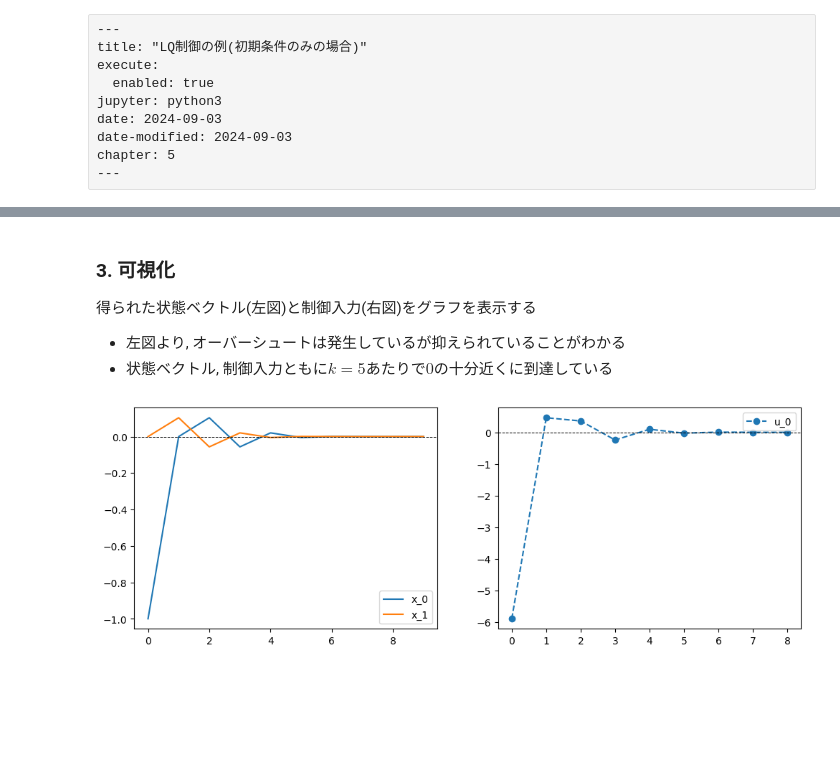
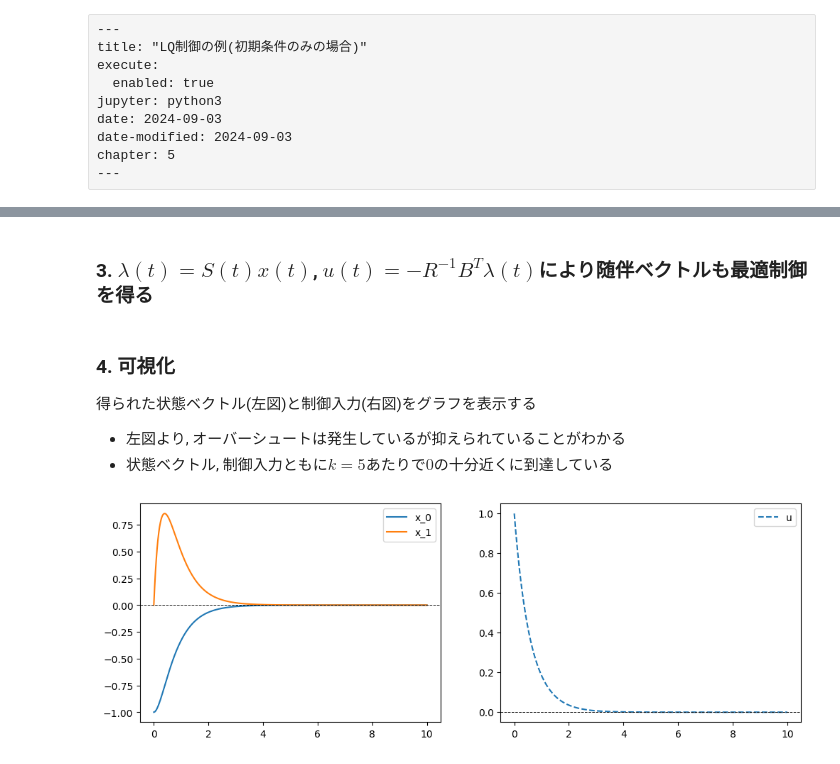
Before and after one commit to wakabame/study_note, a Jupyter notebook: notebook/nonlinear_control/linear_quadratic.ipynb, the cells around one changed output, grey strips where cells are left out. Drawn from its saved outputs; the diff is of its cells as text; code cells hidden in the pictures; blank space fills up the shorter version.

Commit message:
LQ制御問題を diffrax で解いて可視化

```diff
--- a/notebook/nonlinear_control/linear_quadratic.ipynb
+++ b/notebook/nonlinear_control/linear_quadratic.ipynb
@@ -112,0 +92,12 @@ for k in range(N - 1):
+# %%
+def vector_field(t, S, args):
+    dot_S = A.T @ S + S @ A - S @ B @ jnp.linalg.inv(R) @ B.T @ S + Q
+    return dot_S
+
+
+term = diffrax.ODETerm(vector_field)
+solver = diffrax.Tsit5()
+saveat = diffrax.SaveAt(ts=jnp.linspace(t0, t1, N))
+sol = diffrax.diffeqsolve(term, solver, t0, t1, dt, S_f, saveat=saveat)
+
+S_t = sol.ys[::-1]
@@ -113,5 +112,29 @@ for k in range(N - 1):
+# %%
+def return_value_S_at_t(t):
+    k = N * (t - t0) // (t1 - t0)
+    return jnp.array(k, int)
+
+
+def vector_field(t, x, args):
+    k = return_value_S_at_t(t)
+    dot_x = (A - B @ jnp.linalg.inv(R) @ B.T * S_t[k]) @ x
+    return dot_x
+
+
+term = diffrax.ODETerm(vector_field)
+solver = diffrax.Tsit5()
+saveat = diffrax.SaveAt(ts=jnp.linspace(t0, t1, 1000))
+sol = diffrax.diffeqsolve(term, solver, t0, t1, dt, x_0, saveat=saveat)
+
+x_t = sol.ys
+ts = sol.ts
+# %% [markdown]
+### 3. $\lambda(t)=S(t)x(t)$, $u(t)=-R^{-1}B^T\lambda(t)$により随伴ベクトルも最適制御を得る
+# %%
+lambda_t = jnp.array([S_t[k] @ x_t[k] for k in range(len(ts))])
+u_t = -jnp.linalg.inv(R) @ B.T @ jnp.array([lambda_t[k] for k in range(len(ts))])
 # %% [markdown]
-### 3. 可視化
+### 4. 可視化
 
 得られた状態ベクトル(左図)と制御入力(右図)をグラフを表示する
 
@@ -120,23 +143,23 @@ for k in range(N - 1):
 # %%
 import matplotlib.pyplot as plt
 
-X = np.array(X).reshape(N, 2)
-U = np.array(U).reshape(N - 1, 1)
+X = jnp.array(x_t).reshape(N, 2)
+U = jnp.array(u_t).reshape(N, 1)
 
 plt.figure(figsize=(12, 4))
 
 plt.subplot(1, 2, 1)
 for k in range(2):
-    plt.plot(np.arange(0, N), X[:, k], label=f"x_{k}")
+    plt.plot(ts, X[:, k], label=f"x_{k}")
 plt.axhline(0, color="black", linestyle="--", linewidth=0.7)
 plt.legend()
 
 plt.subplot(1, 2, 2)
 for k in range(1):
-    plt.plot(np.arange(0, N - 1), U[:, k], marker="o", linestyle="--", label=f"u_{k}")
+    plt.plot(ts, U[:, k], linestyle="--", label="u")
 plt.axhline(0, color="black", linestyle="--", linewidth=0.7)
 plt.legend()
 
 plt.show()
 # %% [output]
-[figure, old version]
+[figure, new version]
```
Also changed, not shown: parts of 6 cells of this notebook.
